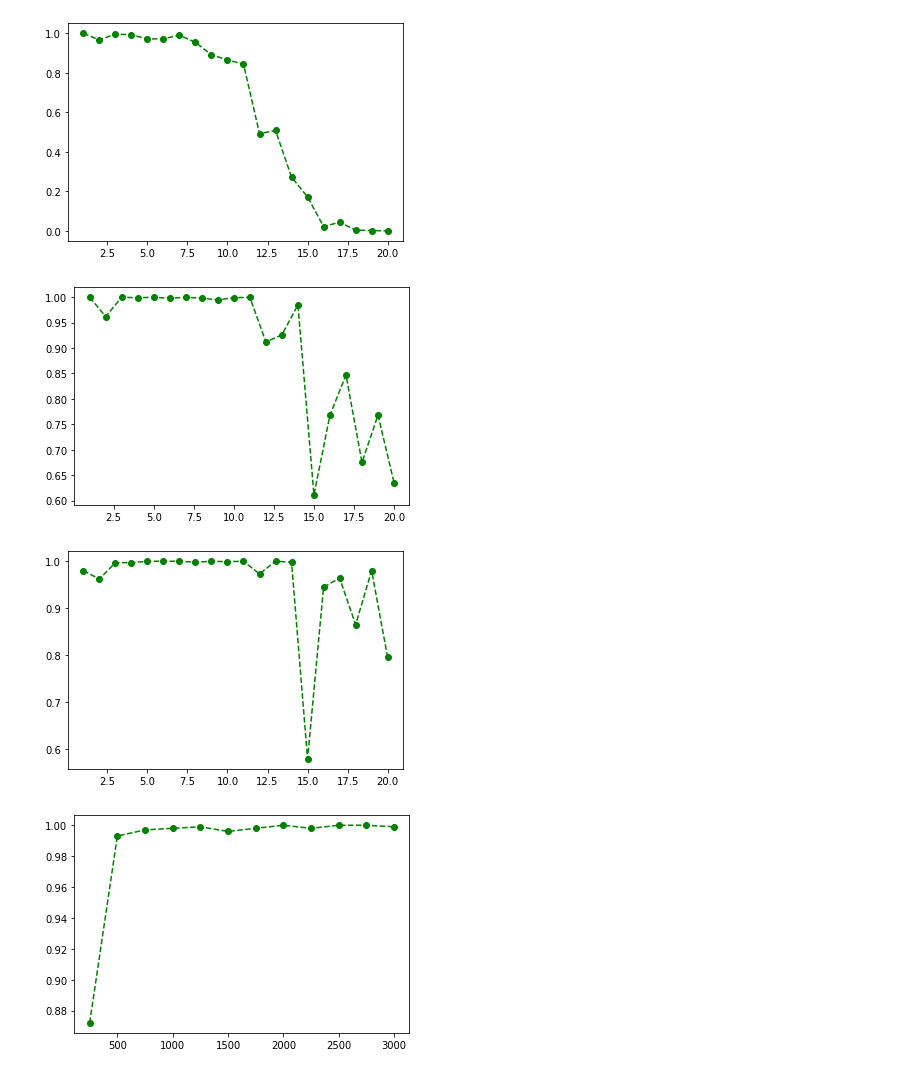
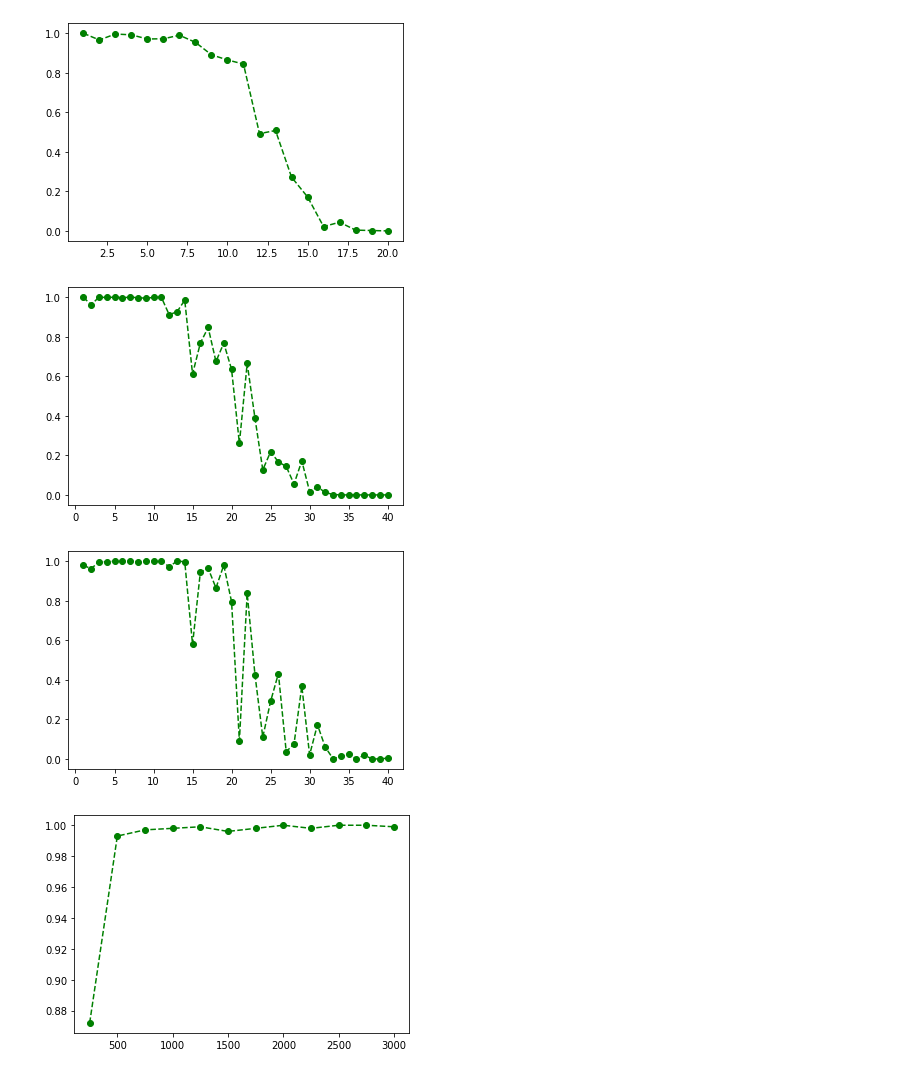
Before and after one commit to Batsila/BSU, a Jupyter notebook: CSDS/Lab1/CSDS_lab_1_report.ipynb, the cells around one changed output. Cells and saved outputs as stored; diff of their text form; code cells hidden in the pictures.

```diff
--- a/CSDS/Lab1/CSDS_lab_1_report.ipynb
+++ b/CSDS/Lab1/CSDS_lab_1_report.ipynb
@@ -23,15 +23,15 @@ plot_graph(results_key_500, 'KeyLength', 'Probability', 'Key 500')
 # %% [output]
 [figure]
 # %%
-results_key_1000 = results_key[40 : 60]
+results_key_1000 = results_key[40 : 80]
 plot_graph(results_key_1000, 'KeyLength', 'Probability', 'Key 1000')
 # %% [output]
-[figure, old version]
+[figure, new version]
 # %%
-results_key_2000 = results_key[60 : 80]
+results_key_2000 = results_key[80 : 120]
 plot_graph(results_key_2000, 'KeyLength', 'Probability', 'Key 2000')
 # %% [output]
-[figure, old version]
+[figure, new version]
 # %%
 results_text_4 = results_text[0 : 12]
 plot_graph(results_text_4, 'TextLength', 'Probability', 'Text 4')
```
Also changed, not shown: 1 other file.
